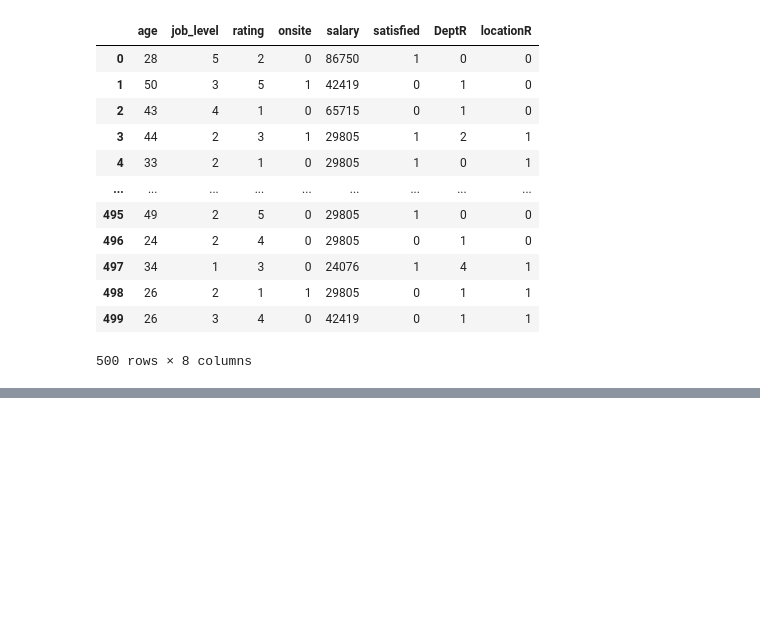
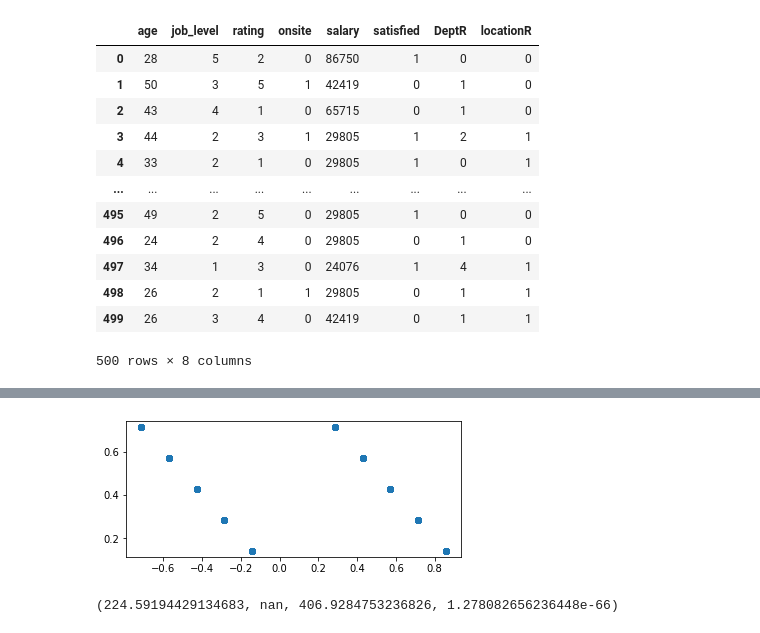
Before and after one commit to MAG3sty/Pretty-Nerdy-, a Jupyter notebook: Notebooks/Employee-Satisfaction-in-Python-MC.ipynb, the cells around one changed output, grey strips where cells are left out. Drawn from its saved outputs; the diff is of its cells as text; code cells hidden in the pictures; blank space fills up the shorter version.

```diff
--- a/Notebooks/Employee-Satisfaction-in-Python-MC.ipynb
+++ b/Notebooks/Employee-Satisfaction-in-Python-MC.ipynb
@@ -210,0 +279,14 @@ memory usage: 31.4 KB
+# %%
+x = ES['job_level']
+y = ES['satisfied']
+# %%
+model = sm.OLS(y,x).fit()
+# %%
+pred_val = model.fittedvalues.copy()
+true_val = ES['satisfied'].values.copy()
+residual = true_val - pred_val
+# %%
+fig, ax = plt.subplots(figsize=(6, 2.5))
+_ = ax.scatter(residual, pred_val)
+# %% [output]
+[figure, added]
@@ -210,0 +295,4 @@ memory usage: 31.4 KB
+# %%
+sms.diagnostic.het_breuschpagan(residual, ES[['job_level']])
+# %% [output]
+(224.59194429134683, nan, 406.9284753236826, 1.278082656236448e-66)
```
Also changed, not shown: parts of 14 cells of this notebook, 2 other files.
